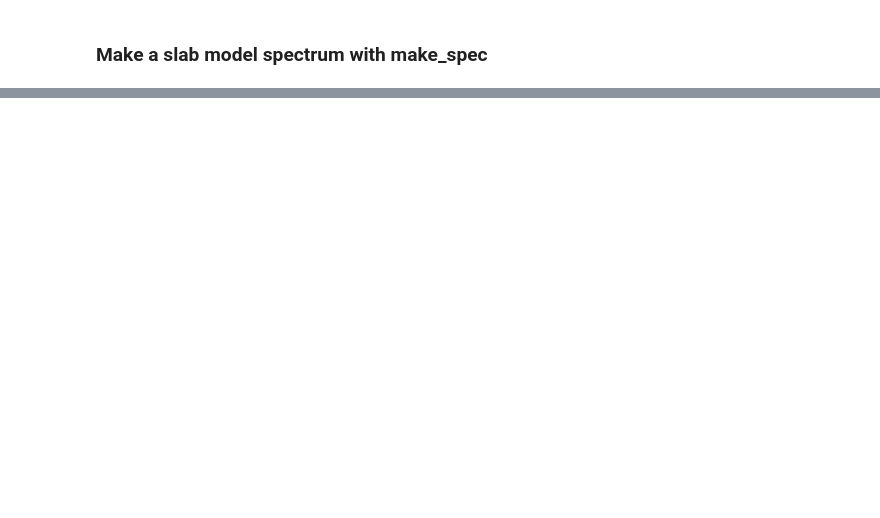
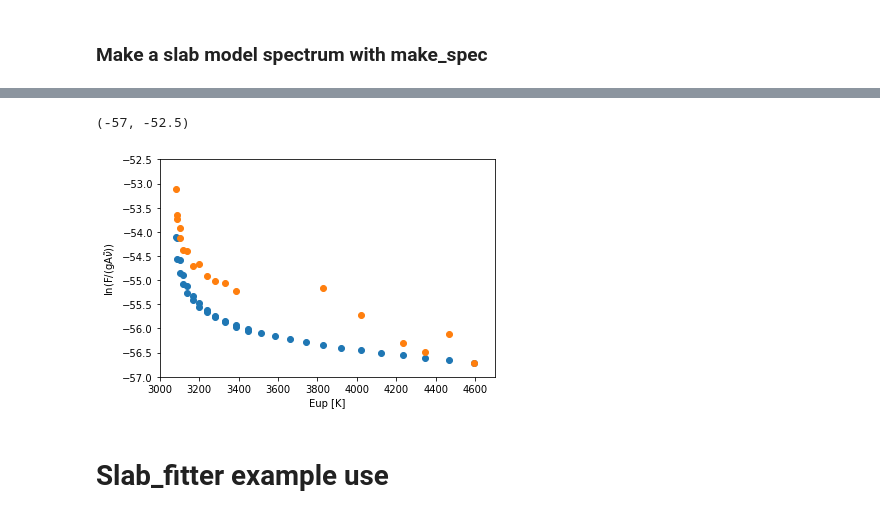
Before and after one commit to csalyk/spectools_ir, a Jupyter notebook: docs/example.ipynb, the cells around one changed output, grey strips where cells are left out. Saved outputs shown, nothing was run; the diff lists cells and outputs as text; code cells hidden in the pictures; blank space fills up the shorter version.

```diff
--- a/docs/example.ipynb
+++ b/docs/example.ipynb
@@ -124,2 +126,19 @@ ax1.legend()
+# %%
+rd_model=make_rotation_diagram(model_output['lineparams'])
+rd_data=make_rotation_diagram(lineflux_data)
+# %%
+fig=plt.figure()
+ax1=fig.add_subplot(111)
+ax1.plot(rd_model['x'],rd_model['y'],' C0o',label='Model')
+ax1.plot(rd_data['x'],rd_data['y'],' C1o',label='Data')
+ax1.set_xlabel('Eup [K]')
+ax1.set_ylabel(r'ln(F/(gA$\tilde{\nu}$))')
+ax1.set_xlim(3000,4700)
+ax1.set_ylim(-57,-52.5)
+# %% [output]
+(-57, -52.5)
+[figure, added]
+# %% [markdown]
+# Slab_fitter example use
 # %%
 #To do:
```
Also changed, not shown: parts of 10 cells of this notebook, 7 other files.
